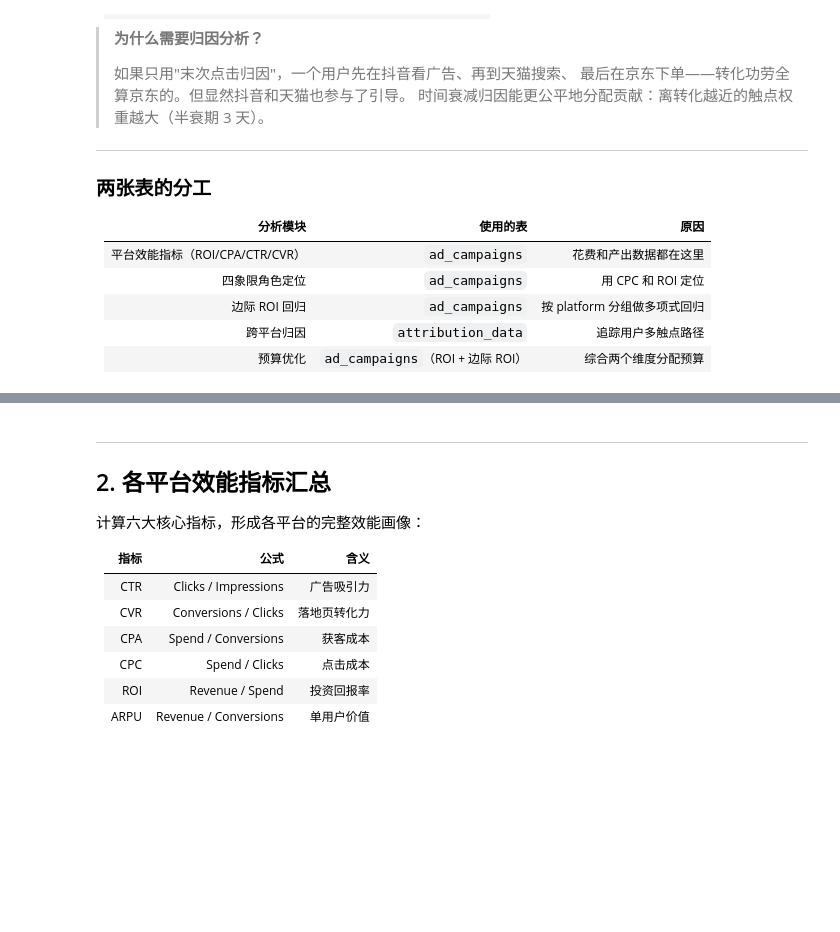
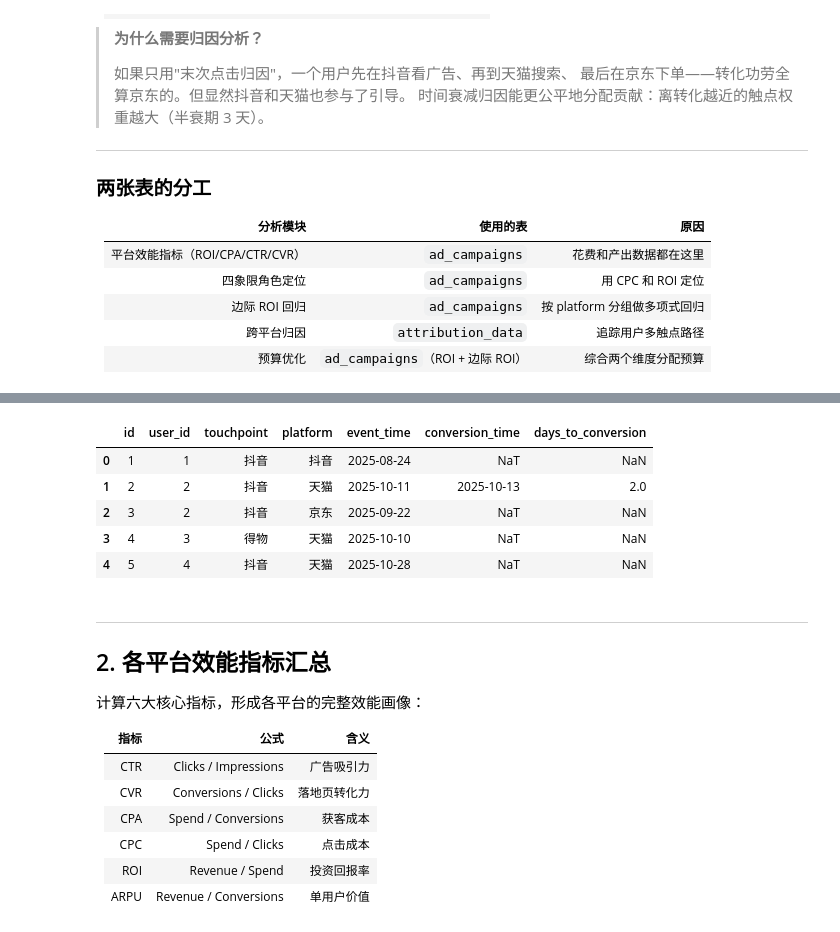
Before and after one commit to maheyun/jianli, a Jupyter notebook: 项目三：各平台ROI预算重新分配/analysis.ipynb, the cells around one changed output, grey strips where cells are left out. Cells and saved outputs as stored; diff of their text form; code cells hidden in the pictures; blank space fills up the shorter version.

```diff
--- a/项目三：各平台ROI预算重新分配/analysis.ipynb
+++ b/项目三：各平台ROI预算重新分配/analysis.ipynb
@@ -178,3 +200,12 @@ print(campaigns_df['platform'].value_counts())
+# %%
+attr_df.head()
+# %% [output]
+|  | id | user_id | touchpoint | platform | event_time | conversion_time | days_to_conversion |
+| 0 | 1 | 1 | 抖音 | 抖音 | 2025-08-24 | NaT | NaN |
+| 1 | 2 | 2 | 抖音 | 天猫 | 2025-10-11 | 2025-10-13 | 2.0 |
+| 2 | 3 | 2 | 抖音 | 京东 | 2025-09-22 | NaT | NaN |
+| 3 | 4 | 3 | 得物 | 天猫 | 2025-10-10 | NaT | NaN |
+| 4 | 5 | 4 | 抖音 | 天猫 | 2025-10-28 | NaT | NaN |
 # %% [markdown]
 ---
 ## 2. 各平台效能指标汇总
```
Also changed, not shown: parts of 10 cells of this notebook, 6 other files.
